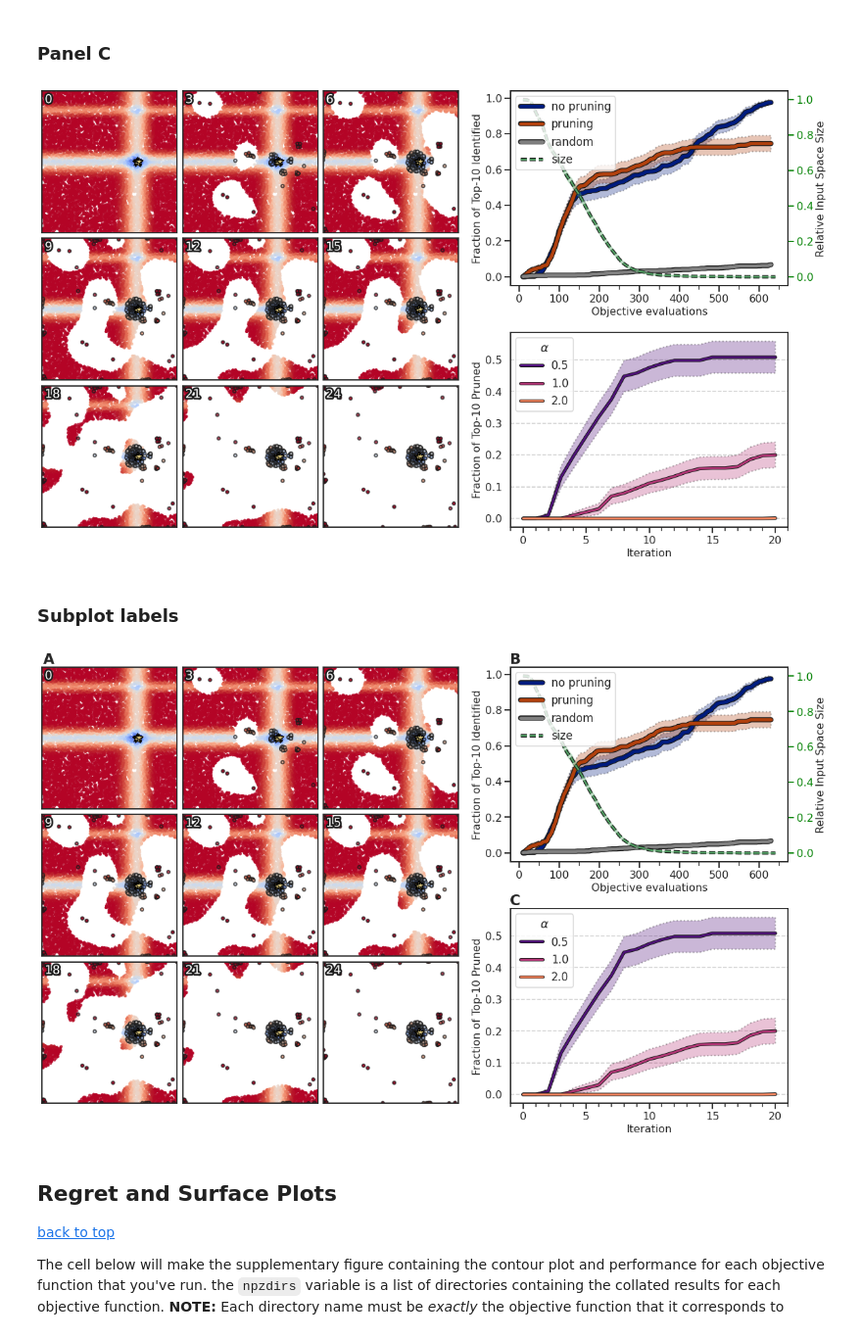
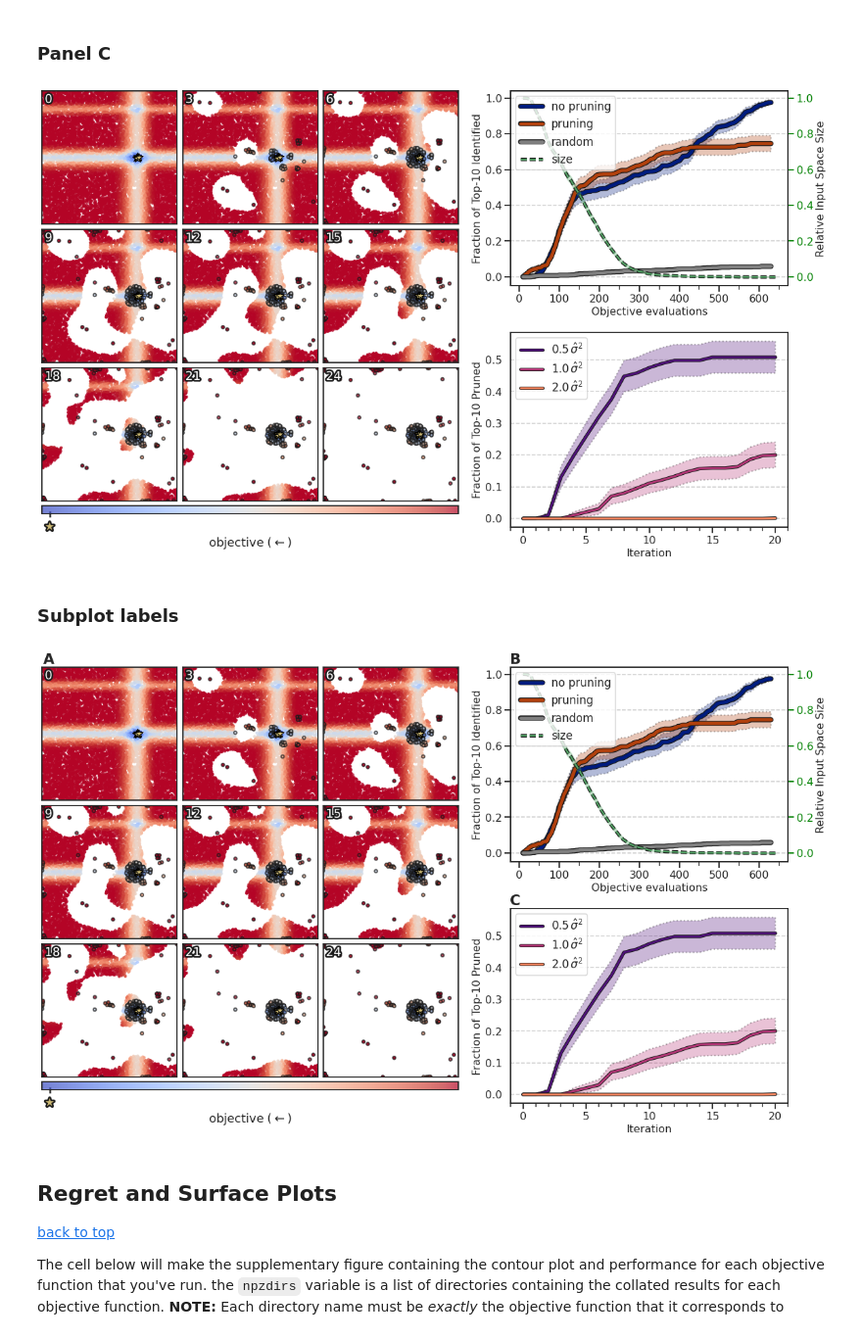
Before and after one commit to coleygroup/dsp, a Jupyter notebook: notebooks/figs.ipynb, the cells around one changed output. Shown at 98% size. Drawn from its saved outputs; the diff is of its cells as text; code cells hidden in the pictures.

```diff
--- a/notebooks/figs.ipynb
+++ b/notebooks/figs.ipynb
@@ -59,7 +59,7 @@ def plot_surface_discrete(
     ax
         the axis on which the surface was plotted
     """
-    ax.scatter(choices[:, 0], choices[:, 1], c=y, s=10, cmap="coolwarm", alpha=0.7, zorder=0)
+    sc = ax.scatter(choices[:, 0], choices[:, 1], c=y, s=10, cmap="coolwarm", alpha=0.7, zorder=0)
     ax.plot(hits[:, 0], hits[:, 1], "y*", ms=12, mec="black", zorder=2)
 
     ax.tick_params(
@@ -80,7 +80,7 @@ def plot_surface_discrete(
     ax.axes.get_xaxis().set_visible(False)
     ax.axes.get_yaxis().set_visible(False)
 
-    return ax
+    return sc
 
 def prune(choices: np.ndarray, H: np.ndarray, i: int) -> np.ndarray:
     mask = np.ones(len(choices), bool)
@@ -89,11 +89,9 @@ def prune(choices: np.ndarray, H: np.ndarray, i: int) -> np.ndarray:
     return mask
 
 def plot_acquired_points(ax, X, Y):
-    ax.scatter(
+    return ax.scatter(
         X[:,0], X[:,1], s=20, c=Y, cmap="coolwarm", edgecolor='k', linewidth=2, zorder=1, alpha=0.7
     )
-
-    return ax
 # %% [markdown]
 ### Regret / Size curves
 # %%
@@ -396,13 +394,14 @@ xmax, ymax = choices.max(0)[0].numpy()
 
 y_all = -obj(choices).numpy()
 hit_idxs = np.argpartition(y_all, k)[:k]
-hits = choices[hit_idxs]
+hits = choices[hit_idxs].numpy()
 
 REP = 0
 X = np.load(f"{npzdir}/X.npz")["PRUNE"][REP]
 Y = -np.load(f"{npzdir}/Y.npz")["PRUNE"][REP]
 H = np.load(f"{npzdir}/H.npz")["PRUNE"][REP]
 
+axs = []
 it = 0
 for a in range(3):
     for b in range(3):
@@ -410,12 +409,23 @@ for a in range(3):
 
         mask = prune(choices, H[:,1], it)
 
-        plot_surface_discrete(ax, choices[mask], y_all[mask], hits, title=it)
-        if it > 0:
+        if it == 0:
+            sc = plot_surface_discrete(ax, choices[mask], y_all[mask], hits, title=it)
+        else:
+            plot_surface_discrete(ax, choices[mask], y_all[mask], hits, title=it)
             plot_acquired_points(ax, X[:q*4*(it-1) + n], Y[:q*4*(it-1) + n])
 
         ax.set_xlim(xmin, xmax)
         ax.set_ylim(ymin, ymax)
+
+        axs.append(ax)
         it += 3
 
-fig
+cbar = fig.colorbar(
+    sc, ax=axs, location="bottom", aspect=50, fraction=0.05, pad=0.01,
+    ticks=[y_all[hit_idxs].max()], label=r"objective ($\leftarrow$)"
+)
+cbar.ax.set_xticklabels(
+    [r"$\bigstar$"], color="y"
+)[0].set_path_effects([pe.withStroke(linewidth=5, foreground="k")])
+cbar.ax.tick_params("x", direction="inout", pad=6, width=2.5, grid_alpha=0.5)
@@ -495,36 +504,40 @@ palette = sns.color_palette("magma", len(npzdirs))
 for npzdir, c in zip(npzdirs, palette):
     H = np.load(npzdir / "H.npz")["PRUNE"]
 
     tokens = npzdir.name.split('-')
-    label = tokens[-1].split("=")[-1]
+    alpha = float(tokens[-1].split("=")[-1])
+    # if alpha == 1:
+    #     label=r"$\hat\sigma^2$"
+    # else:
+    label=rf"${alpha}\,\hat\sigma^2$"
 
     F_nr = f_hits_pruned(H[:,:,1], optimal_idxs, T)
     F_nr_mean = F_nr.mean(0)
     F_nr_sem = stats.sem(F_nr, 0)
 
     ax.plot(
         t, F_nr_mean, color=c, lw=3,
         path_effects=[pe.Stroke(linewidth=5, foreground="k"), pe.Normal()], label=label
     )
     ax.fill_between(
         t, F_nr_mean - F_nr_sem, F_nr_mean + F_nr_sem,
         color=c, dashes=":", lw=2, ec="black", alpha=0.3
     )
 
-ax.legend(title=r"$\alpha$")
+ax.legend()
 
 ax.xaxis.set_minor_locator(MultipleLocator(1))
 ax.yaxis.set_major_locator(MultipleLocator(0.1))
 ax.tick_params(axis="x", which="both", direction="out", bottom=True)
 ax.grid(axis="y", ls="--")
 
 ax.set_ylabel("Fraction of Top-10 Pruned", fontsize=16)
 ax.set_xlabel("Iteration", fontsize=16)
 ax.tick_params(axis="both", labelsize=16)
 
 fig
 # %% [output]
-[figure, old version]
+[figure, new version]
 # %% [markdown]
 ### Subplot labels
 # %%
@@ -534,6 +547,6 @@ fig.text(0.611, 0.468, "C", size="large", weight="bold")
 
 fig
 # %% [output]
-[figure, old version]
+[figure, new version]
 # %%
 fig.savefig("../figures/michalewicz-figure.pdf", dpi=400, bbox_inches="tight", pad_inches=0.1)
```
Also changed, not shown: parts of 4 cells of this notebook, 2 other files.
